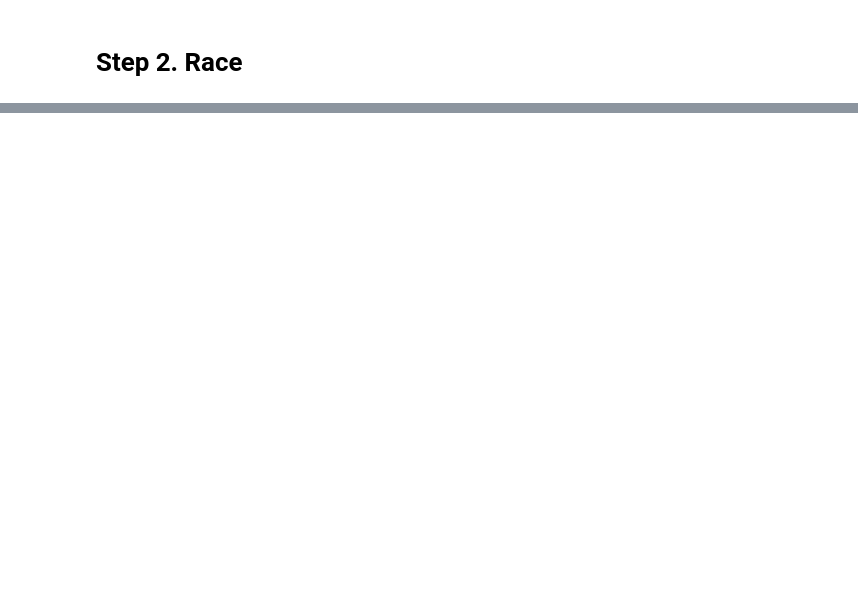
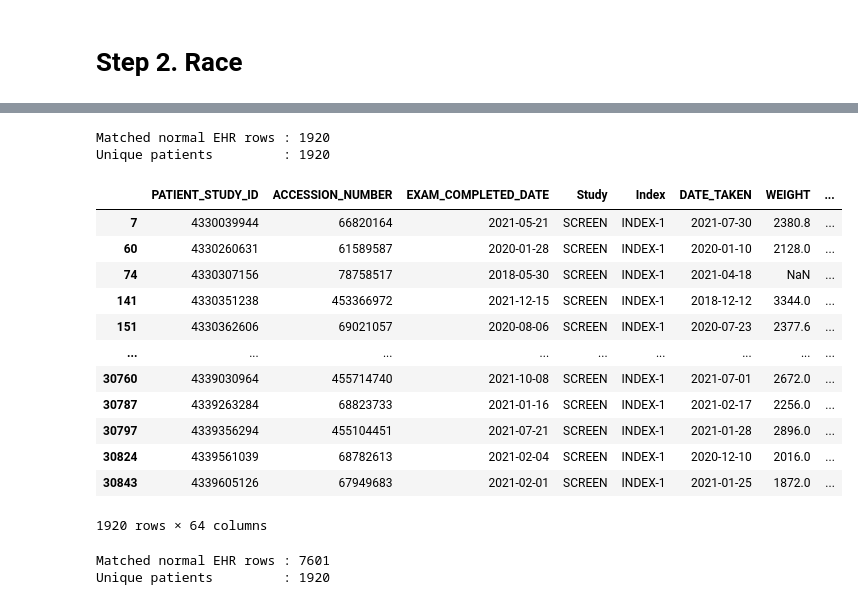
Before and after one commit to tracy01014/MO-DBT-data-curation, a Jupyter notebook: Code/Check/match_mo_cancer_normal.ipynb, the cells around one changed output, grey strips where cells are left out. Cells and saved outputs as stored; diff of their text form; code cells hidden in the pictures; blank space fills up the shorter version.

```diff
--- a/Code/Check/match_mo_cancer_normal.ipynb
+++ b/Code/Check/match_mo_cancer_normal.ipynb
@@ -300,24 +261,5 @@ print(f"Unmatched IDs     : {unmatched_cancer_ids}")
 # %%
-
-
-# ── STEP 3: Age bin (5-year) ──────────────────────────────────────────────────
-AGE_BINS   = list(range(30, 100, 5))
-AGE_LABELS = [f'{b}-{b+4}' for b in AGE_BINS[:-1]]
-
-mo_cancer_ehr['age_bin']        = pd.cut(mo_cancer_ehr['PatientAge'],        bins=AGE_BINS, labels=AGE_LABELS, right=True)
-normal_candidate_ehr['age_bin'] = pd.cut(normal_candidate_ehr['PatientAge'], bins=AGE_BINS, labels=AGE_LABELS, right=True)
-
-# ── STEP 4: Feature tables ────────────────────────────────────────────────────
-c_feat = c_combo.merge(mo_cancer_ehr[['PATIENT_STUDY_ID', 'PatientAge', 'age_bin', 'race']], on='PATIENT_STUDY_ID', how='left')
-n_feat = n_combo.merge(normal_candidate_ehr[['PATIENT_STUDY_ID', 'PatientAge', 'age_bin', 'race']], on='PATIENT_STUDY_ID', how='left')
-
-def make_stratum(df):
-    return df['birads_combo'].astype(str) + '|' + df['race'].astype(str) + '|' + df['age_bin'].astype(str)
-
-c_feat['stratum'] = make_stratum(c_feat)
-n_feat['stratum'] = make_stratum(n_feat)
-
-# ── STEP 5: Match ─────────────────────────────────────────────────────────────
+# ── Match ─────────────────────────────────────────────────────────────
 rng = np.random.default_rng(RANDOM_SEED)
 normal_pool = n_feat.copy()
 normal_pool_by_stratum = {s: grp.index.tolist() for s, grp in normal_pool.groupby('stratum')}
@@ -325,7 +267,7 @@ normal_pool_by_stratum = {s: grp.index.tolist() for s, grp in normal_pool.groupb
 matched_cancer_rows, matched_normal_rows, unmatched_cancer_ids = [], [], []
 used_normal_indices = set()
 
-for _, cancer_row in c_feat.iterrows():
+for _, cancer_row in c_feat_match.iterrows():
     stratum   = cancer_row['stratum']
     available = [i for i in normal_pool_by_stratum.get(stratum, []) if i not in used_normal_indices]
 
@@ -351,10 +293,10 @@ for _, cancer_row in c_feat.iterrows():
         row['matched_cancer_id'] = cancer_row['PATIENT_STUDY_ID']
         matched_normal_rows.append(row)
 
-matched_cancer  = pd.DataFrame(matched_cancer_rows).reset_index(drop=True)
-matched_normals = pd.DataFrame(matched_normal_rows).reset_index(drop=True)
+matched_cancer_list  = pd.DataFrame(matched_cancer_rows).reset_index(drop=True)
+matched_normal_list = pd.DataFrame(matched_normal_rows).reset_index(drop=True)
 
-# ── STEP 6: Summary ───────────────────────────────────────────────────────────
-print(f"Cancer matched    : {len(matched_cancer)} / {len(c_feat)}")
-print(f"Normals selected  : {len(matched_normals)}  (ratio {len(matched_normals)/len(matched_cancer):.2f}:1)")
+# ── Summary ───────────────────────────────────────────────────────────
+print(f"Cancer matched    : {len(matched_cancer_list)} / {len(c_feat_match)}")
+print(f"Normals selected  : {len(matched_normal_list)}  (ratio {len(matched_normal_list)/len(matched_cancer_list):.2f}:1)")
 print(f"Unmatched IDs     : {unmatched_cancer_ids}")
@@ -360,0 +323,36 @@ print(f"Unmatched IDs     : {unmatched_cancer_ids}")
+# %%
+matched_normal_ehr = normal_candidate_ehr[
+    normal_candidate_ehr['PATIENT_STUDY_ID'].isin(matched_normal_list['PATIENT_STUDY_ID'])
+].copy()
+
+print(f"Matched normal EHR rows : {len(matched_normal_ehr)}")
+print(f"Unique patients         : {matched_normal_ehr['PATIENT_STUDY_ID'].nunique()}")
+# %% [output]
+Matched normal EHR rows : 1920
+Unique patients         : 1920
+# %%
+matched_normal_ehr
+# %% [output]
+|  | PATIENT_STUDY_ID | ACCESSION_NUMBER | EXAM_COMPLETED_DATE | Study | Index | DATE_TAKEN | WEIGHT | ... |
+| 7 | 4330039944 | 66820164 | 2021-05-21 | SCREEN | INDEX-1 | 2021-07-30 | 2380.8 | ... |
+| 60 | 4330260631 | 61589587 | 2020-01-28 | SCREEN | INDEX-1 | 2020-01-10 | 2128.0 | ... |
+| 74 | 4330307156 | 78758517 | 2018-05-30 | SCREEN | INDEX-1 | 2021-04-18 | NaN | ... |
+| 141 | 4330351238 | 453366972 | 2021-12-15 | SCREEN | INDEX-1 | 2018-12-12 | 3344.0 | ... |
+| 151 | 4330362606 | 69021057 | 2020-08-06 | SCREEN | INDEX-1 | 2020-07-23 | 2377.6 | ... |
+| ... | ... | ... | ... | ... | ... | ... | ... | ... |
+| 30760 | 4339030964 | 455714740 | 2021-10-08 | SCREEN | INDEX-1 | 2021-07-01 | 2672.0 | ... |
+| 30787 | 4339263284 | 68823733 | 2021-01-16 | SCREEN | INDEX-1 | 2021-02-17 | 2256.0 | ... |
+| 30797 | 4339356294 | 455104451 | 2021-07-21 | SCREEN | INDEX-1 | 2021-01-28 | 2896.0 | ... |
+| 30824 | 4339561039 | 68782613 | 2021-02-04 | SCREEN | INDEX-1 | 2020-12-10 | 2016.0 | ... |
+| 30843 | 4339605126 | 67949683 | 2021-02-01 | SCREEN | INDEX-1 | 2021-01-25 | 1872.0 | ... |
+1920 rows × 64 columns
+# %%
+matched_normal = normal_candidate[
+    normal_candidate['PATIENT_STUDY_ID'].isin(matched_normal_list['PATIENT_STUDY_ID'])
+].copy()
+
+print(f"Matched normal EHR rows : {len(matched_normal)}")
+print(f"Unique patients         : {matched_normal['PATIENT_STUDY_ID'].nunique()}")
+# %% [output]
+Matched normal EHR rows : 7601
+Unique patients         : 1920
```
Also changed, not shown: parts of 17 cells of this notebook.
